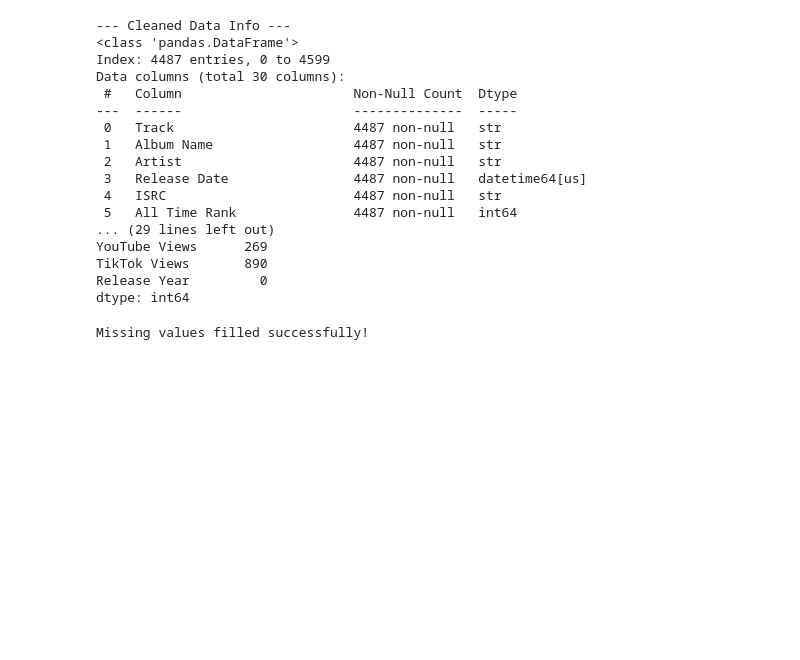
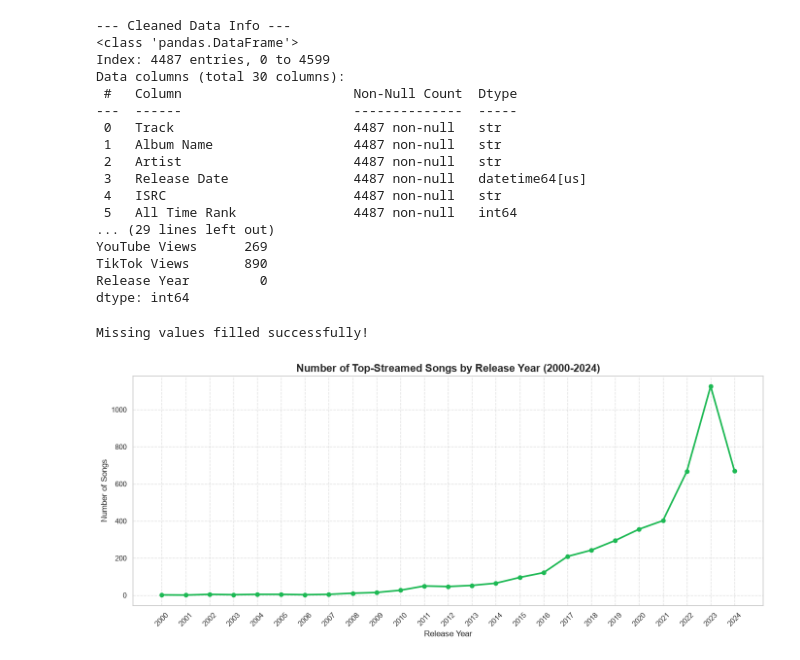
Before and after one commit to RTficial4life/Spotify-2023-data-visualization, a Jupyter notebook: python project.ipynb, the cells around one changed output. Cells and saved outputs as stored; diff of their text form; code cells hidden in the pictures; blank space fills up the shorter version.

```diff
--- a/python project.ipynb
+++ b/python project.ipynb
@@ -131,3 +132,28 @@ df['TikTok Likes'] = df['TikTok Likes'].fillna(0)
 print("Missing values filled successfully!")
 # %% [output]
 Missing values filled successfully!
+# %%
+# Count how many songs were released each year
+songs_per_year = df['Release Year'].value_counts().sort_index()
+
+# Filter to only show years from 2000 onwards (older years have very few songs and will clutter the chart)
+songs_per_year = songs_per_year[songs_per_year.index >= 2000]
+
+plt.figure(figsize=(14, 6))
+plt.plot(songs_per_year.index, songs_per_year.values, marker='o', color='#1DB954', linewidth=2.5, markersize=6)
+
+# Add titles and labels
+plt.title('Number of Top-Streamed Songs by Release Year (2000-2024)', fontsize=16, fontweight='bold')
+plt.xlabel('Release Year', fontsize=12)
+plt.ylabel('Number of Songs', fontsize=12)
+
+# Add a grid for readability
+plt.grid(True, linestyle='--', alpha=0.6)
+
+# Force x-axis to show every year from 2000 to 2024
+plt.xticks(range(2000, 2025), rotation=45)
+
+plt.tight_layout()
+plt.show()
+# %% [output]
+[figure, added]
```
Also changed, not shown: parts of 6 cells of this notebook.
